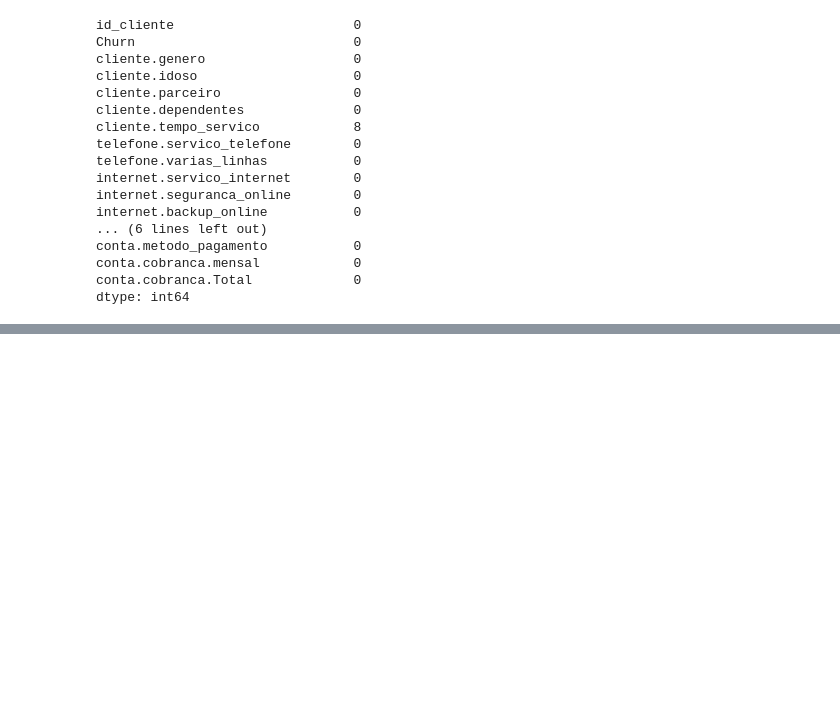
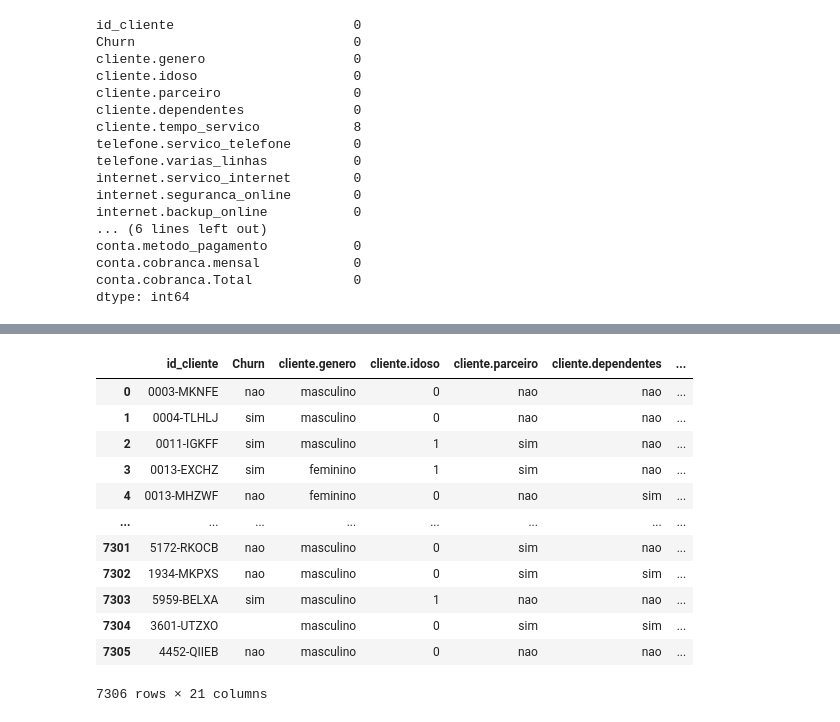
Before and after one commit to Iltonns/Estudo-e-Projetos-Alura, a Jupyter notebook: Python para Data Sciense/Pandas/Limpeza e tratamento de dados/Limpeza e tratamento de dados.ipynb, the cells around one changed output, grey strips where cells are left out. Cells and saved outputs as stored; diff of their text form; code cells hidden in the pictures; blank space fills up the shorter version.

```diff
--- a/Python para Data Sciense/Pandas/Limpeza e tratamento de dados/Limpeza e tratamento de dados.ipynb
+++ b/Python para Data Sciense/Pandas/Limpeza e tratamento de dados/Limpeza e tratamento de dados.ipynb
@@ -532,0 +706,11 @@ dtype: int64
+# %%
+# Calculando os limites inferior e superior para identificar os outliers na coluna 'cliente.tempo_servico' usando o método do IQR
+Q1 = df_sem_outliers['cliente.tempo_servico'].quantile(.25)
+Q3 = df_sem_outliers['cliente.tempo_servico'].quantile(.75)
+IQR = Q3 - Q1
+limite_inferior = Q1 - 1.5*IQR
+limite_superior = Q3 + 1.5*IQR
+
+# Identificando os outliers na coluna 'cliente.tempo_servico' e atribuindo o resultado a variável outliers_index
+outliers_index = (df_sem_outliers['cliente.tempo_servico'] < limite_inferior) | (df_sem_outliers['cliente.tempo_servico'] > limite_superior)
+outliers_index
@@ -532,0 +740,18 @@ dtype: int64
+# %%
+# Removendo Otliers
+df_sem_outliers[~outliers_index]
+df_sem_outliers
+# %% [output]
+|  | id_cliente | Churn | cliente.genero | cliente.idoso | cliente.parceiro | cliente.dependentes | ... |
+| 0 | 0003-MKNFE | nao | masculino | 0 | nao | nao | ... |
+| 1 | 0004-TLHLJ | sim | masculino | 0 | nao | nao | ... |
+| 2 | 0011-IGKFF | sim | masculino | 1 | sim | nao | ... |
+| 3 | 0013-EXCHZ | sim | feminino | 1 | sim | nao | ... |
+| 4 | 0013-MHZWF | nao | feminino | 0 | nao | sim | ... |
+| ... | ... | ... | ... | ... | ... | ... | ... |
+| 7301 | 5172-RKOCB | nao | masculino | 0 | sim | nao | ... |
+| 7302 | 1934-MKPXS | nao | masculino | 0 | sim | sim | ... |
+| 7303 | 5959-BELXA | sim | masculino | 1 | nao | nao | ... |
+| 7304 | 3601-UTZXO |  | masculino | 0 | sim | sim | ... |
+| 7305 | 4452-QIIEB | nao | masculino | 0 | nao | nao | ... |
+7306 rows × 21 columns
```
Also changed, not shown: parts of 27 cells of this notebook.
